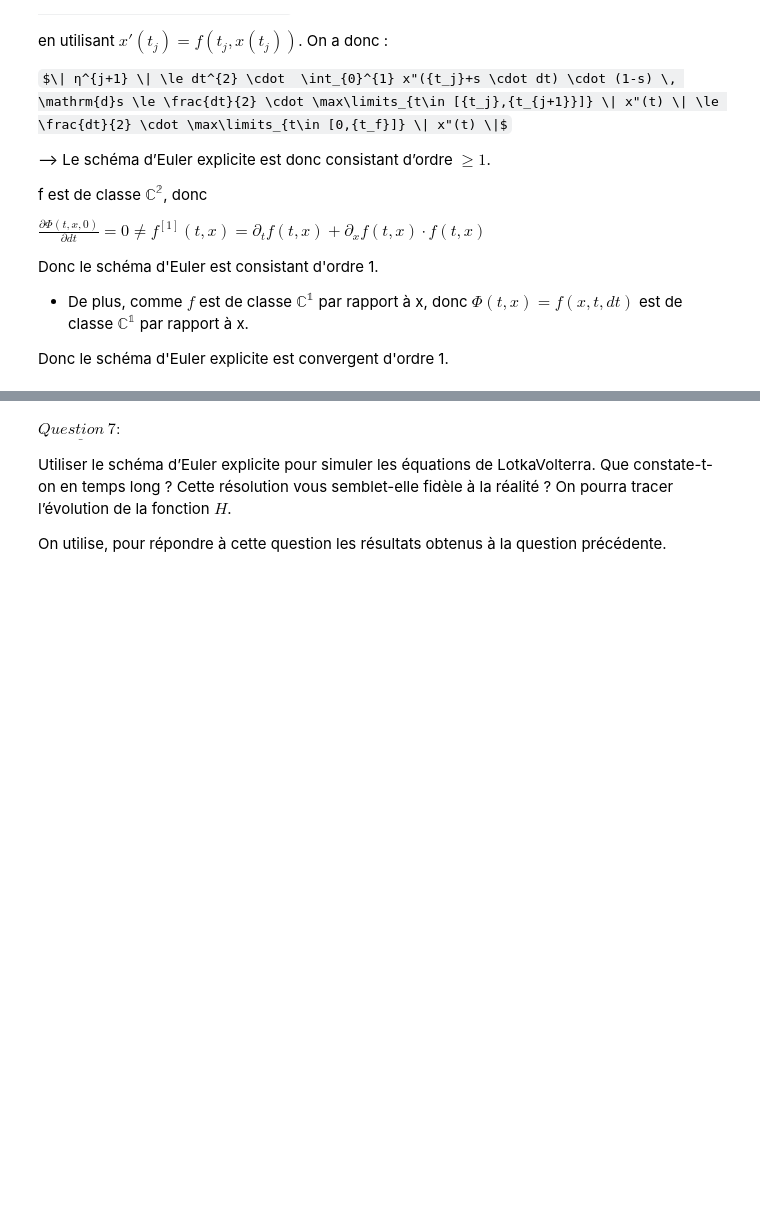
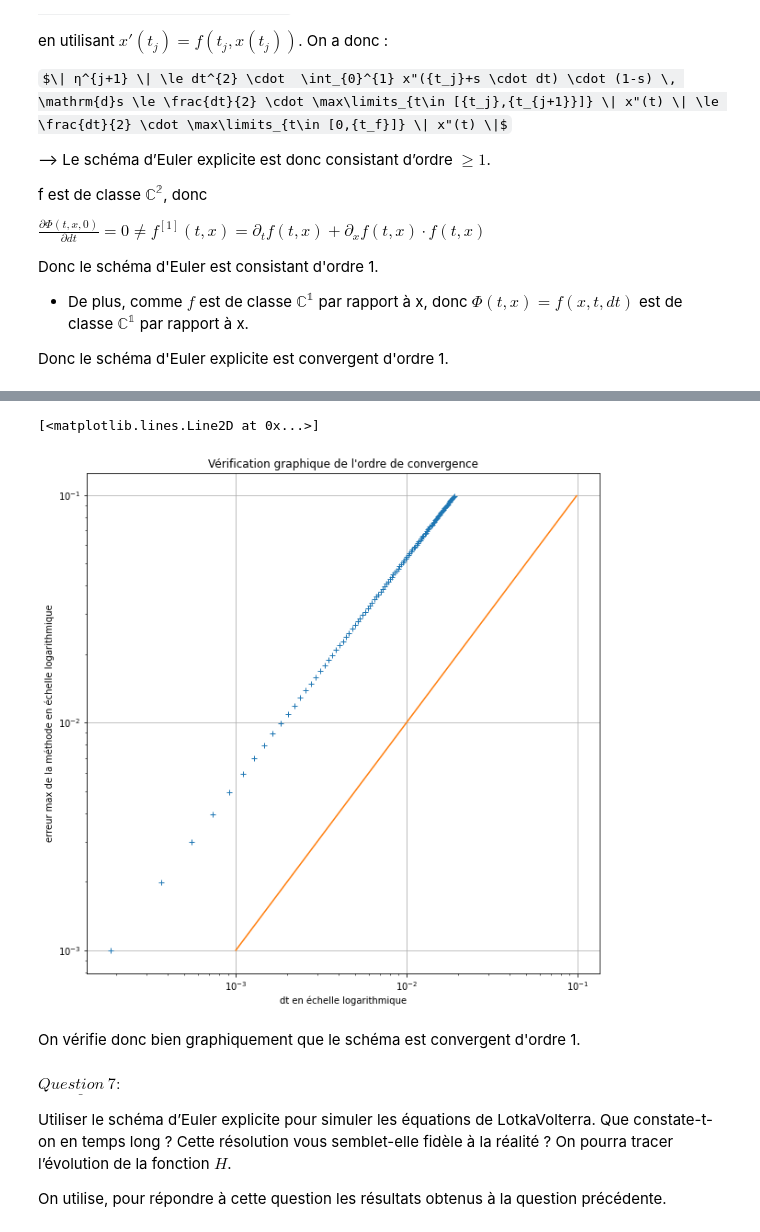
Before and after one commit to maellethaller/projet-numerique-2, a Jupyter notebook: projet.ipynb, the cells around one changed output, grey strips where cells are left out. Drawn from its saved outputs; the diff is of its cells as text; code cells hidden in the pictures; some formulas as TeX source; blank space fills up the shorter version.

Commit message:
verif graphique q6

```diff
--- a/projet.ipynb
+++ b/projet.ipynb
@@ -446,3 +447,39 @@ plt.legend() ;
+# %%
+def erreur_max(f2, xexact1, x0, dt, t0, tf):
+    (t,xeuler)=solve_euler_explicit(f2, x0, dt, t0, tf)
+    xeuler=xeuler.T
+    xexact2= xexact1.T
+    return max(np.linalg.norm((xeuler[i] - xexact2[i])) for i in range (len(t)))
+# %%
+def j(f2, xexact1, x0, t0, tf, dtmin=10**(-3), dtmax=10**(-1), N=100):
+    dtt = (dtmax-dtmin)/N
+    DT = []
+    erreurmax = []
+    for j in range(N):
+        (t,z) = solve_euler_explicit(f2, x0, dtmin + j*dtt, t0, tf)
+        xexact2 = np.array([xexact1(a).T[0] for a in t])
+        erreurmax += [erreur_max(f2, xexact2, x0, dtmin + j*dtt, t0, tf)]
+        DT += [dtmin + j*dtt]
+    return DT, erreurmax
+# %%
+def xexact (a):
+    return np.array([1-exp(-a)])
+
+DTT, erreurmaxx = j(f1, xexact, np.array([[0]]), 0, 5)
+# %%
+plt.title("Vérification graphique de l'ordre de convergence")
+plt.xlabel('dt en échelle logarithmique')
+plt.ylabel('erreur max de la méthode en échelle logarithmique')
+plt.grid(True)
+plt.xscale('log')
+plt.yscale('log')
+plt.plot(erreurmaxx, DTT, '+', label="erreur pour euler explicit")
+plt.plot(DTT, DTT, label="convergence d'ordre 1")
+# %% [output]
+[<matplotlib.lines.Line2D at 0x...>]
+[figure, added]
+# %% [markdown]
+On vérifie donc bien graphiquement que le schéma est convergent d'ordre 1.
 # %% [markdown]
 $\underline{Question~7:}$
 
```
Also changed, not shown: parts of 3 cells of this notebook, 1 other file.
